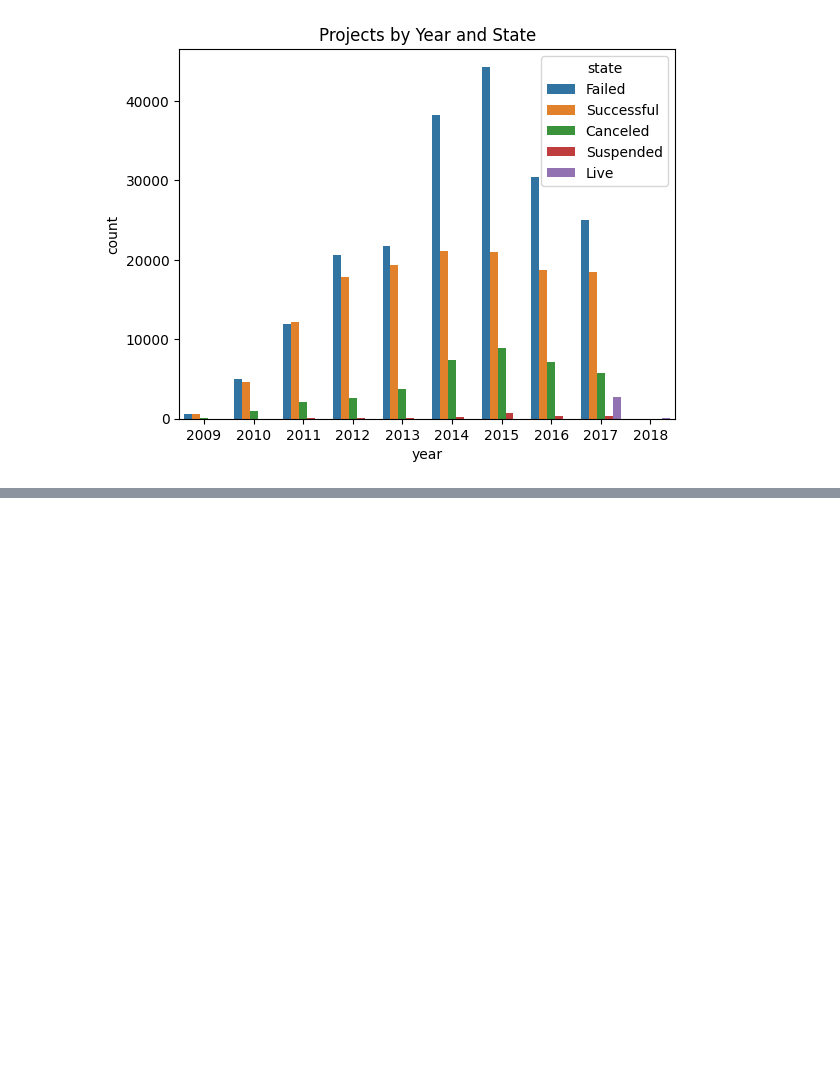
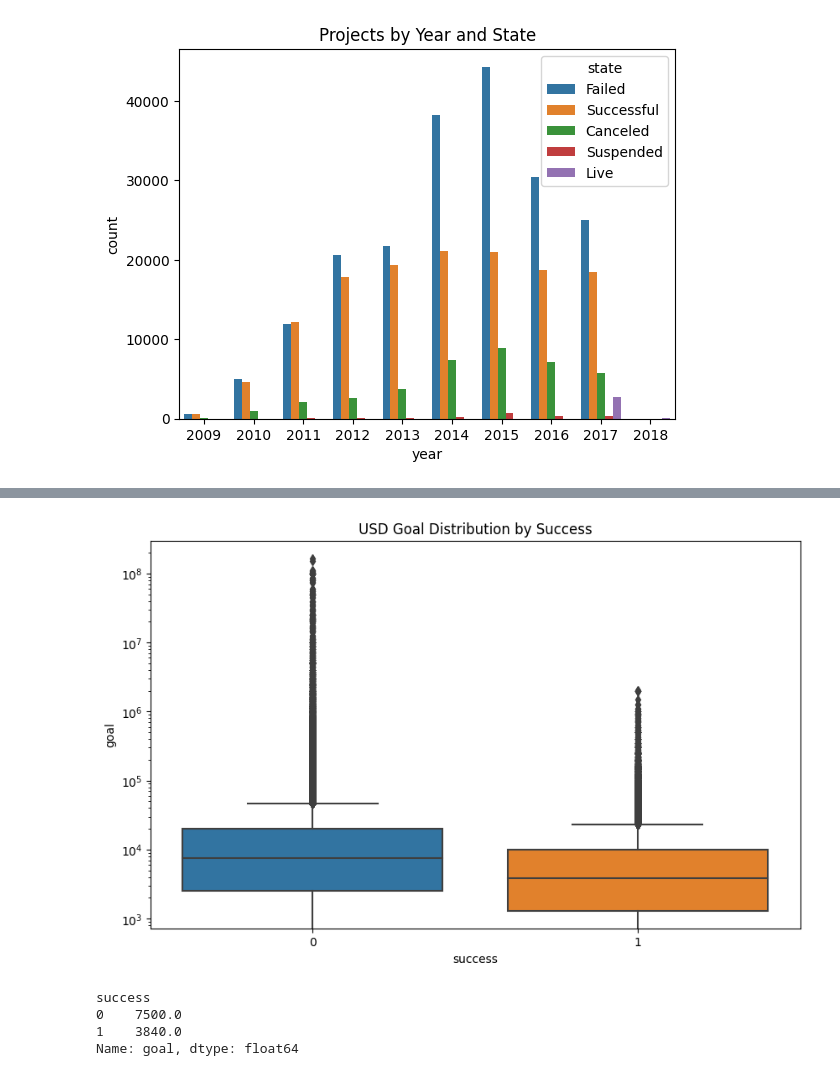
Before and after one commit to spiced-academy/punch_finisher, a Jupyter notebook: notebooks/EDA_Oleksii.ipynb, the cells around one changed output, grey strips where cells are left out. Cells and saved outputs as stored; diff of their text form; code cells hidden in the pictures; blank space fills up the shorter version.

Commit message:
Initial EDA: success factors analysis

```diff
--- a/notebooks/EDA_Oleksii.ipynb
+++ b/notebooks/EDA_Oleksii.ipynb
@@ -79,0 +94,17 @@ plt.show()
+# %%
+# Filter to only 'Successful' and 'Failed' projects (exclude 'live', 'canceled', etc.)
+df = df[df['state'].isin(['Successful', 'Failed'])]
+# %%
+# Convert dates and calculate campaign duration
+df['launched'] = pd.to_datetime(df['launched'])
+df['deadline'] = pd.to_datetime(df['deadline'])
+df['duration_days'] = (df['deadline'] - df['launched']).dt.days
+# %%
+# Create a binary target: 1 for successful, 0 for failed
+df['success'] = (df['state'] == 'Successful').astype(int)
+# %%
+# Drop unnecessary columns (e.g., 'ID', 'name' for now)
+df = df.drop(columns=['id', 'name', 'state', 'pledged'])  # Pledged is outcome-related, not a predictor
+
+# Check for missing values
+print(df.isnull().sum())
@@ -79,0 +151,15 @@ plt.show()
+# %%
+plt.figure(figsize=(10, 6))
+sns.boxplot(data=df, x='success', y='goal')  # Exclude outliers for clarity
+plt.yscale('log')
+plt.title('USD Goal Distribution by Success')
+plt.show()
+
+# Median goals by success
+print(df.groupby('success')['goal'].median())
+# %% [output]
+[figure, added]
+success
+0    7500.0
+1    3840.0
+Name: goal, dtype: float64
```
Also changed, not shown: parts of 20 cells of this notebook.
